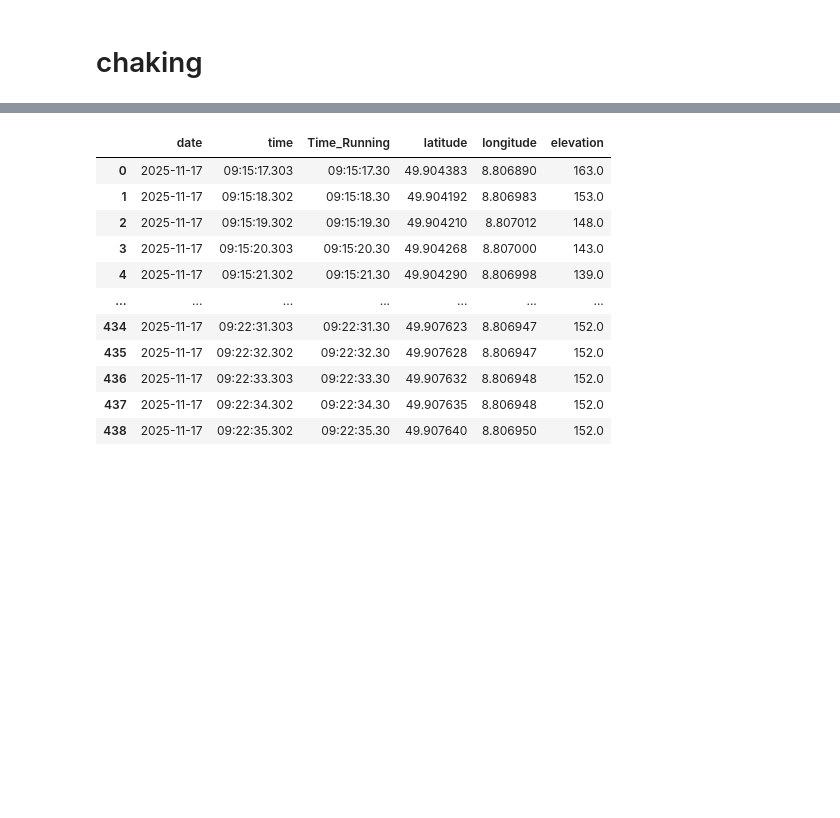
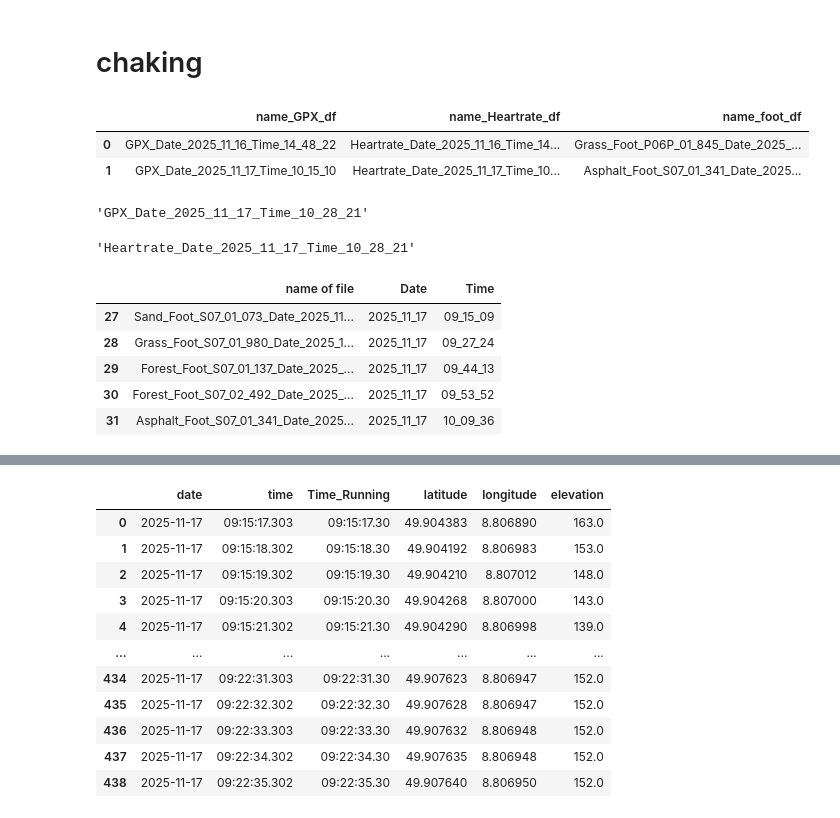
Before and after one commit to Mohsenmohebbi1993/Biomechanik, a Jupyter notebook: notebooks/2. Data and Clear Data.ipynb, the cells around one changed output, grey strips where cells are left out. Cells and saved outputs as stored; diff of their text form; code cells hidden in the pictures; blank space fills up the shorter version.

```diff
--- a/notebooks/2. Data and Clear Data.ipynb
+++ b/notebooks/2. Data and Clear Data.ipynb
@@ -525,2 +503,43 @@ GPX_Date_2025_11_17_Time_11_10_27.head(1)
 # %% [markdown]
 # chaking
+# %%
+name_df_same = pd.DataFrame({
+    "name_GPX_df": [name_GPX_df["df_name"].iloc[0]],
+    "name_Heartrate_df": [name_Heartrate_df["df_name"].iloc[0]],
+    "name_foot_df": [name_foot_df[name_foot_df["Date"].eq("2025_11_16")]["name of file"].iloc[3]]
+})
+
+name_df_same.loc[len(name_df_same)] = [
+    name_GPX_df["df_name"].iloc[1],
+    name_Heartrate_df["df_name"].iloc[1],
+    name_foot_df[name_foot_df["Date"].eq("2025_11_17")]["name of file"].iloc[4]
+]
+name_df_same.loc[len(name_df_same)] = [
+    name_GPX_df["df_name"].iloc[2],
+    name_Heartrate_df["df_name"].iloc[2],
+    name_foot_df[name_foot_df["Date"].eq("2025_11_17")]["name of file"].iloc[4]
+]
+
+name_df_same
+# %% [output]
+|  | name_GPX_df | name_Heartrate_df | name_foot_df |
+| 0 | GPX_Date_2025_11_16_Time_14_48_22 | Heartrate_Date_2025_11_16_Time_14... | Grass_Foot_P06P_01_845_Date_2025_... |
+| 1 | GPX_Date_2025_11_17_Time_10_15_10 | Heartrate_Date_2025_11_17_Time_10... | Asphalt_Foot_S07_01_341_Date_2025... |
+# %%
+name_GPX_df["df_name"].iloc[2]
+# %% [output]
+'GPX_Date_2025_11_17_Time_10_28_21'
+# %%
+
+name_Heartrate_df["df_name"].iloc[2]
+# %% [output]
+'Heartrate_Date_2025_11_17_Time_10_28_21'
+# %%
+name_foot_df[name_foot_df["Date"].eq("2025_11_17")]
+# %% [output]
+|  | name of file | Date | Time |
+| 27 | Sand_Foot_S07_01_073_Date_2025_11... | 2025_11_17 | 09_15_09 |
+| 28 | Grass_Foot_S07_01_980_Date_2025_1... | 2025_11_17 | 09_27_24 |
+| 29 | Forest_Foot_S07_01_137_Date_2025_... | 2025_11_17 | 09_44_13 |
+| 30 | Forest_Foot_S07_02_492_Date_2025_... | 2025_11_17 | 09_53_52 |
+| 31 | Asphalt_Foot_S07_01_341_Date_2025... | 2025_11_17 | 10_09_36 |
```
Also changed, not shown: parts of 8 cells of this notebook.
